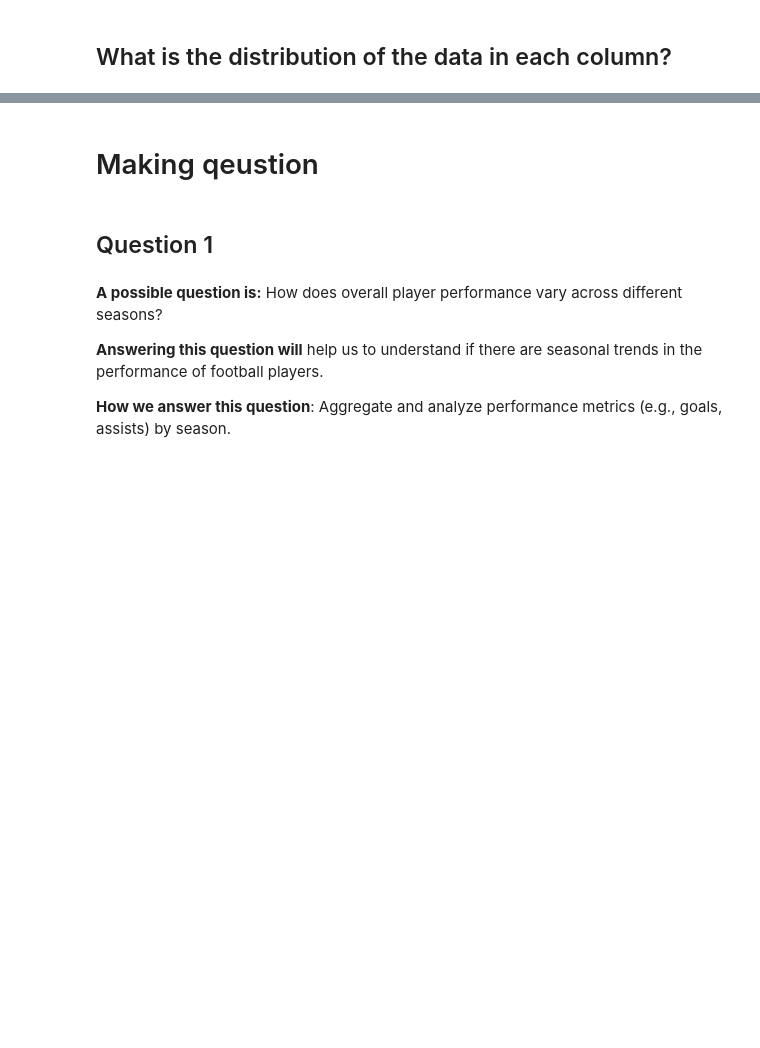
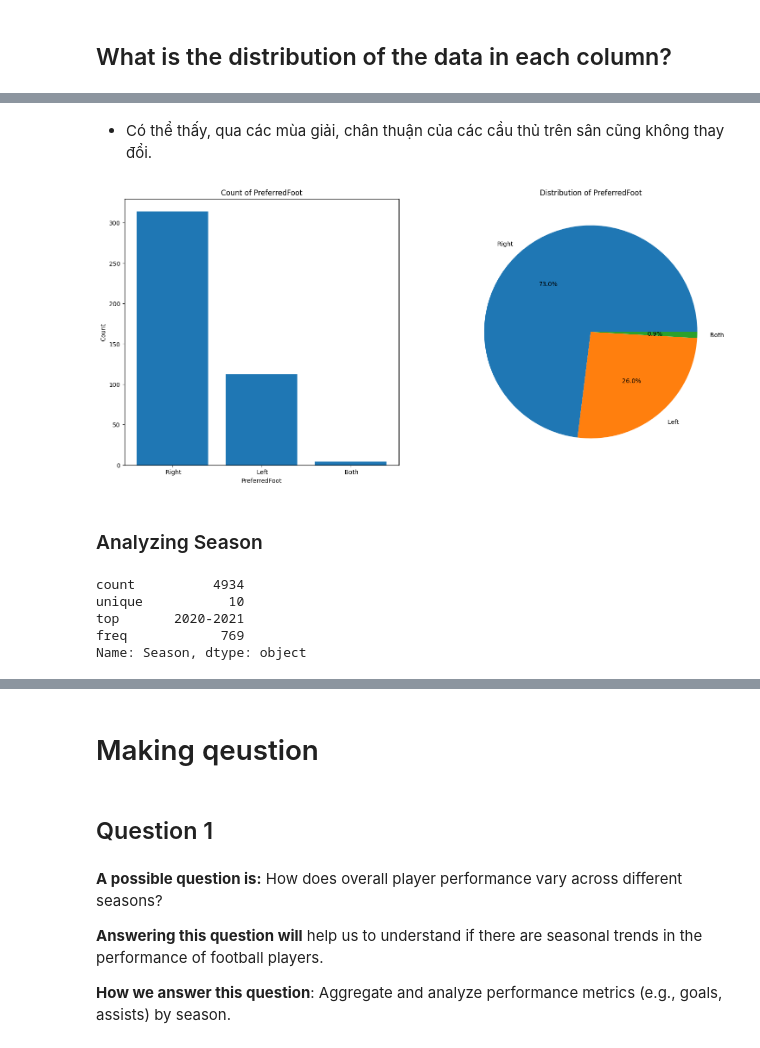
Before and after one commit to hwangdeokThien/CSC14119_IntroDS_final_project, a Jupyter notebook: src/notebooks/3.0-data_exploration.ipynb, the cells around one changed output, grey strips where cells are left out. Saved outputs shown, nothing was run; the diff lists cells and outputs as text; code cells hidden in the pictures; blank space fills up the shorter version.

```diff
--- a/src/notebooks/3.0-data_exploration.ipynb
+++ b/src/notebooks/3.0-data_exploration.ipynb
@@ -24,0 +77,3 @@
+# %%
+preferred_foot = df[['Name', 'PreferredFoot']].drop_duplicates()
+preferred_foot.describe()
@@ -24,0 +86,25 @@
+# %% [markdown]
+- Có thể thấy, qua các mùa giải, chân thuận của các cầu thủ trên sân cũng không thay đổi.
+# %%
+fig, axes = plt.subplots(1, 2, figsize=(18, 8))
+preferred_foot_count = preferred_foot['PreferredFoot'].value_counts()
+axes[0].bar(preferred_foot_count.index, preferred_foot_count.values)
+axes[0].set_xlabel('PreferredFoot')
+axes[0].set_ylabel('Count')
+axes[0].set_title('Count of PreferredFoot')
+
+axes[1].pie(preferred_foot_count.values, labels = preferred_foot_count.index, autopct='%1.1f%%', startangle=0)
+axes[1].set_title('Distribution of PreferredFoot')
+plt.show()
+# %% [output]
+[figure, added]
+# %% [markdown]
+### Analyzing Season
+# %%
+df['Season'].describe()
+# %% [output]
+count          4934
+unique           10
+top       2020-2021
+freq            769
+Name: Season, dtype: object
```
Also changed, not shown: parts of 28 cells of this notebook.
